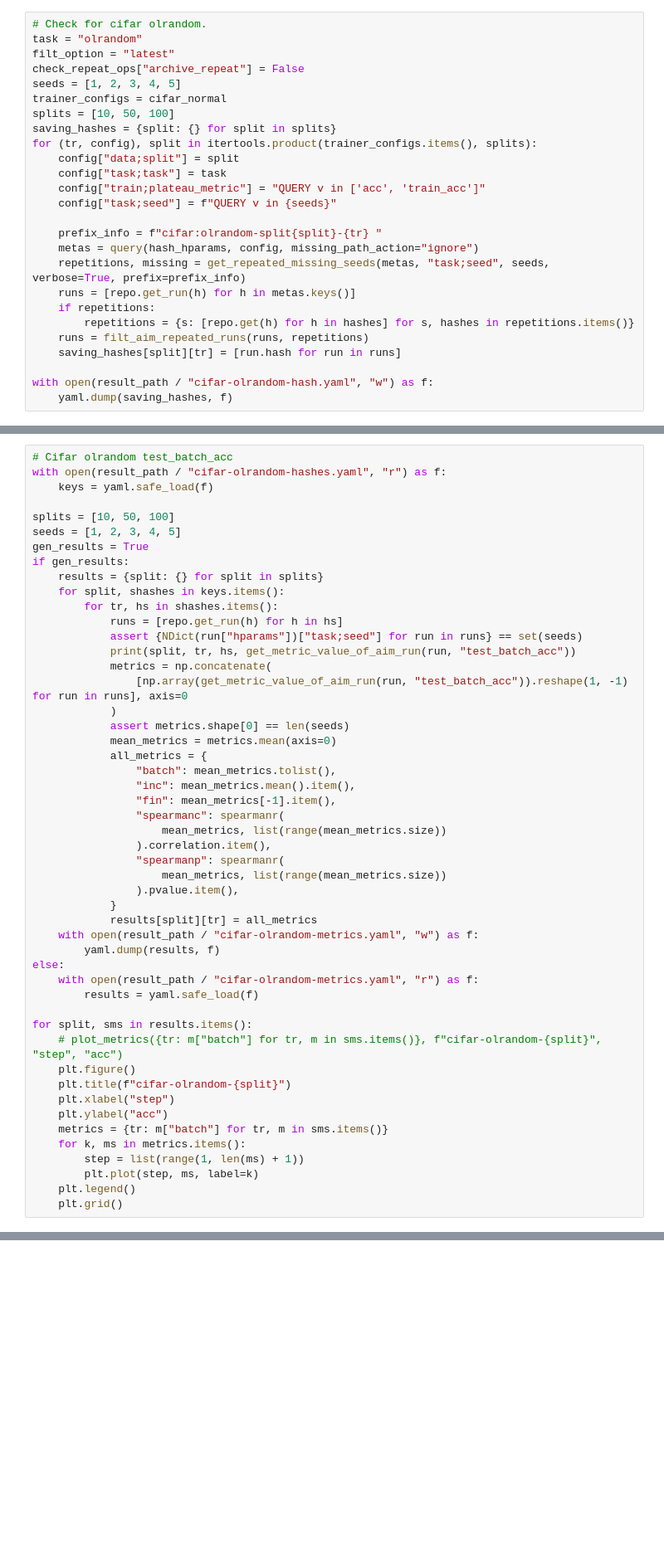
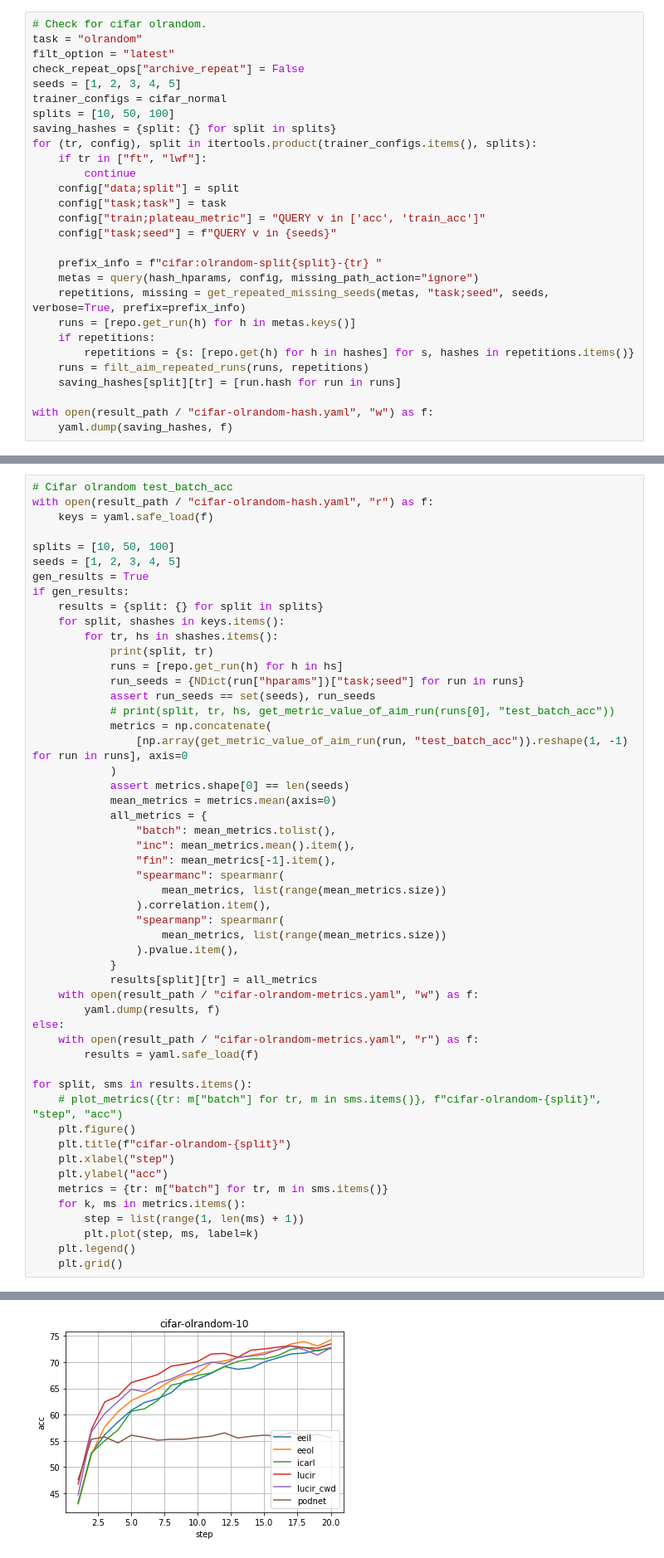
Before and after one commit to eiphy/stracker, a Jupyter notebook: cifar.ipynb, the cells around one changed output, grey strips where cells are left out. Shown at 83% size. Saved outputs shown, nothing was run; the diff lists cells and outputs as text; blank space fills up the shorter version.

Commit message:
sync
podnet needs more than 20 exemplars per class for olrandom

```diff
--- a/cifar.ipynb
+++ b/cifar.ipynb
@@ -45,6 +45,8 @@ trainer_configs = cifar_normal
 splits = [10, 50, 100]
 saving_hashes = {split: {} for split in splits}
 for (tr, config), split in itertools.product(trainer_configs.items(), splits):
+    if tr in ["ft", "lwf"]:
+        continue
     config["data;split"] = split
     config["task;task"] = task
     config["train;plateau_metric"] = "QUERY v in ['acc', 'train_acc']"
@@ -68,6 +66,6 @@ cifar:olrandom-split100-lwfmiss: [5]
 # %%
 # Cifar olrandom test_batch_acc
-with open(result_path / "cifar-olrandom-hashes.yaml", "r") as f:
+with open(result_path / "cifar-olrandom-hash.yaml", "r") as f:
     keys = yaml.safe_load(f)
 
 splits = [10, 50, 100]
@@ -77,9 +75,11 @@ if gen_results:
     results = {split: {} for split in splits}
     for split, shashes in keys.items():
         for tr, hs in shashes.items():
+            print(split, tr)
             runs = [repo.get_run(h) for h in hs]
-            assert {NDict(run["hparams"])["task;seed"] for run in runs} == set(seeds)
-            print(split, tr, hs, get_metric_value_of_aim_run(run, "test_batch_acc"))
+            run_seeds = {NDict(run["hparams"])["task;seed"] for run in runs}
+            assert run_seeds == set(seeds), run_seeds
+            # print(split, tr, hs, get_metric_value_of_aim_run(runs[0], "test_batch_acc"))
             metrics = np.concatenate(
                 [np.array(get_metric_value_of_aim_run(run, "test_batch_acc")).reshape(1, -1) for run in runs], axis=0
             )
@@ -115,3 +115,4 @@ for split, sms in results.items():
         plt.plot(step, ms, label=k)
     plt.legend()
     plt.grid()
+# %% [output]
@@ -117,0 +137 @@ for split, sms in results.items():
+[figure, added]
```
Also changed, not shown: parts of 2 cells of this notebook, 3 other files.
